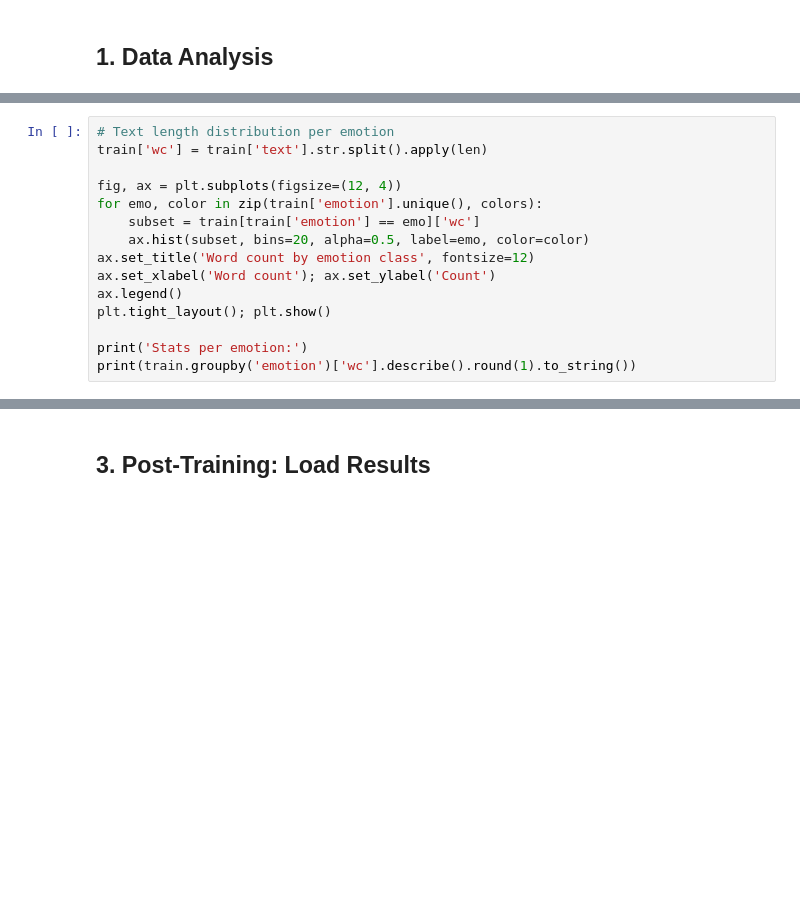
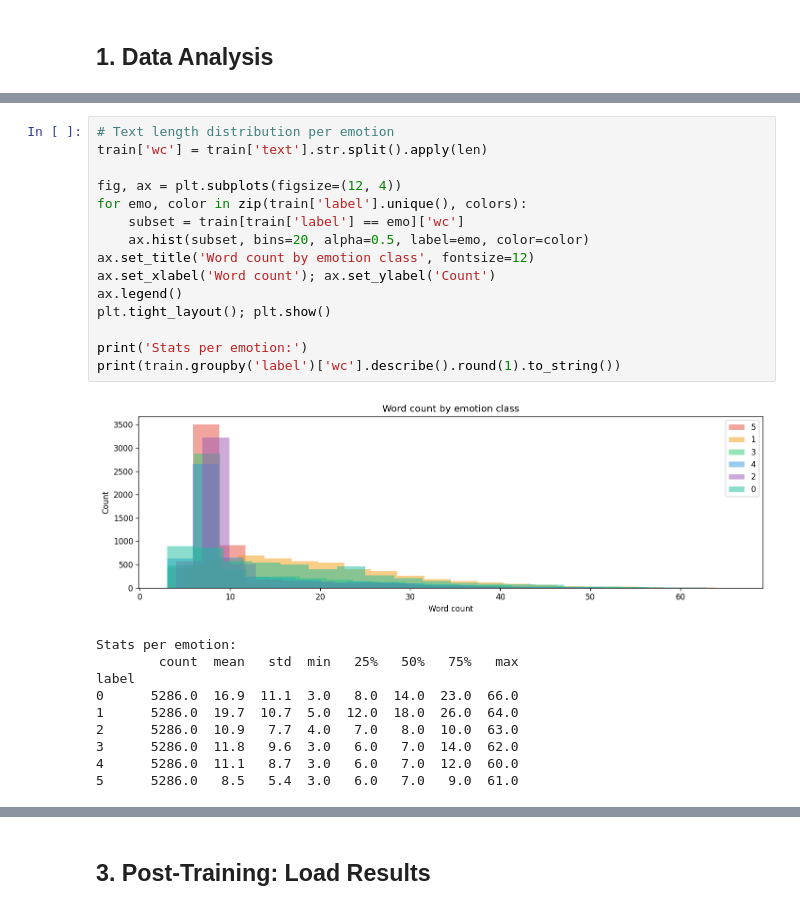
Before and after one commit to 3omdawy11/mental_health_chatbot, a Jupyter notebook: notebooks/2_emotion_classifier.ipynb, the cells around one changed output, grey strips where cells are left out. Cells and saved outputs as stored; diff of their text form; blank space fills up the shorter version.

```diff
--- a/notebooks/2_emotion_classifier.ipynb
+++ b/notebooks/2_emotion_classifier.ipynb
@@ -57,18 +79,29 @@ for emo, cnt in counts.items():
 # %%
 # Text length distribution per emotion
 train['wc'] = train['text'].str.split().apply(len)
 
 fig, ax = plt.subplots(figsize=(12, 4))
-for emo, color in zip(train['emotion'].unique(), colors):
-    subset = train[train['emotion'] == emo]['wc']
+for emo, color in zip(train['label'].unique(), colors):
+    subset = train[train['label'] == emo]['wc']
     ax.hist(subset, bins=20, alpha=0.5, label=emo, color=color)
 ax.set_title('Word count by emotion class', fontsize=12)
 ax.set_xlabel('Word count'); ax.set_ylabel('Count')
 ax.legend()
 plt.tight_layout(); plt.show()
 
 print('Stats per emotion:')
-print(train.groupby('emotion')['wc'].describe().round(1).to_string())
+print(train.groupby('label')['wc'].describe().round(1).to_string())
+# %% [output]
+[figure, added]
+Stats per emotion:
+        count  mean   std  min   25%   50%   75%   max
+label
+0      5286.0  16.9  11.1  3.0   8.0  14.0  23.0  66.0
+1      5286.0  19.7  10.7  5.0  12.0  18.0  26.0  64.0
+2      5286.0  10.9   7.7  4.0   7.0   8.0  10.0  63.0
+3      5286.0  11.8   9.6  3.0   6.0   7.0  14.0  62.0
+4      5286.0  11.1   8.7  3.0   6.0   7.0  12.0  60.0
+5      5286.0   8.5   5.4  3.0   6.0   7.0   9.0  61.0
 # %%
 # Sample texts from each class
 print('3 samples per emotion class:')
```
Also changed, not shown: parts of 10 cells of this notebook, 14 other files.
